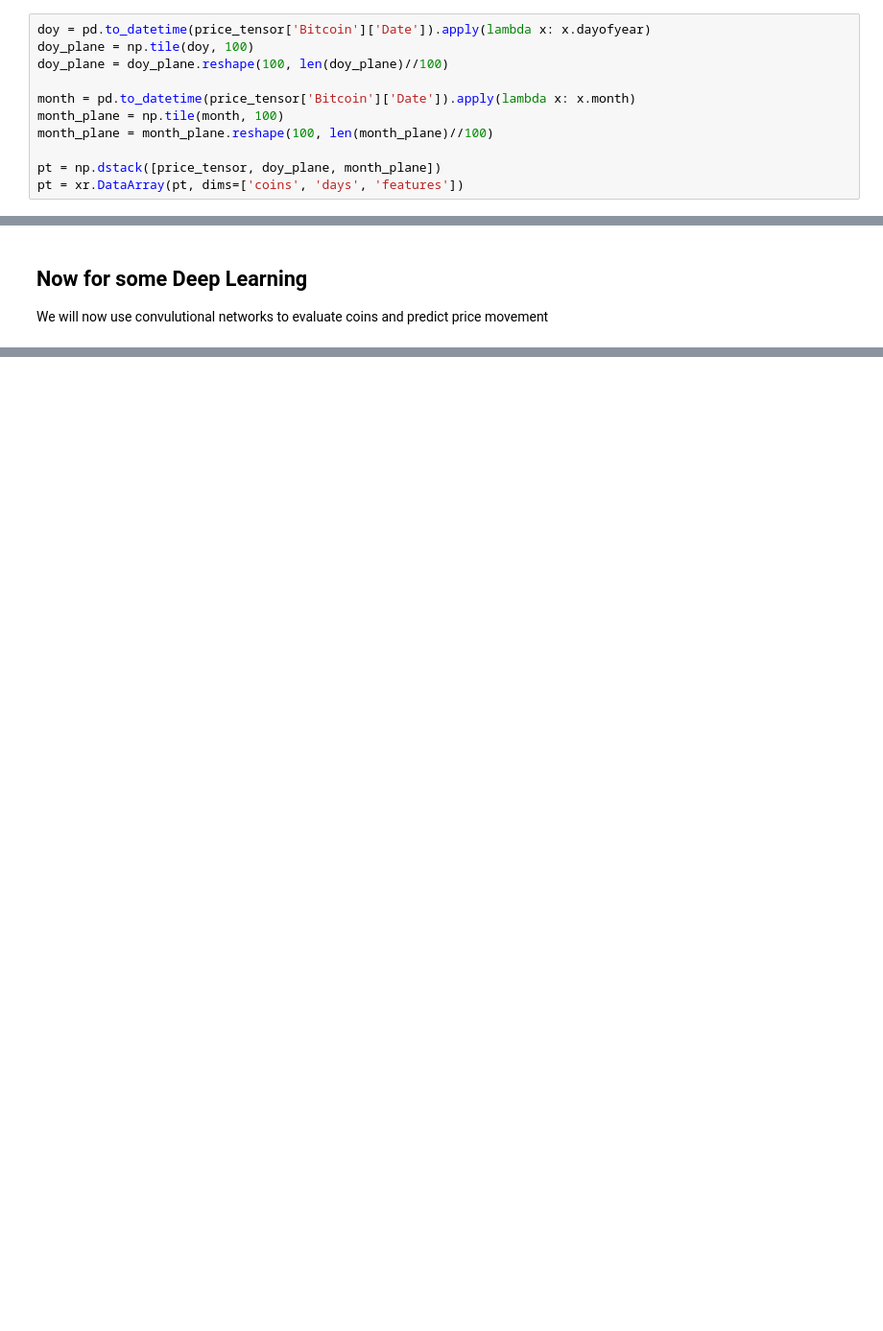
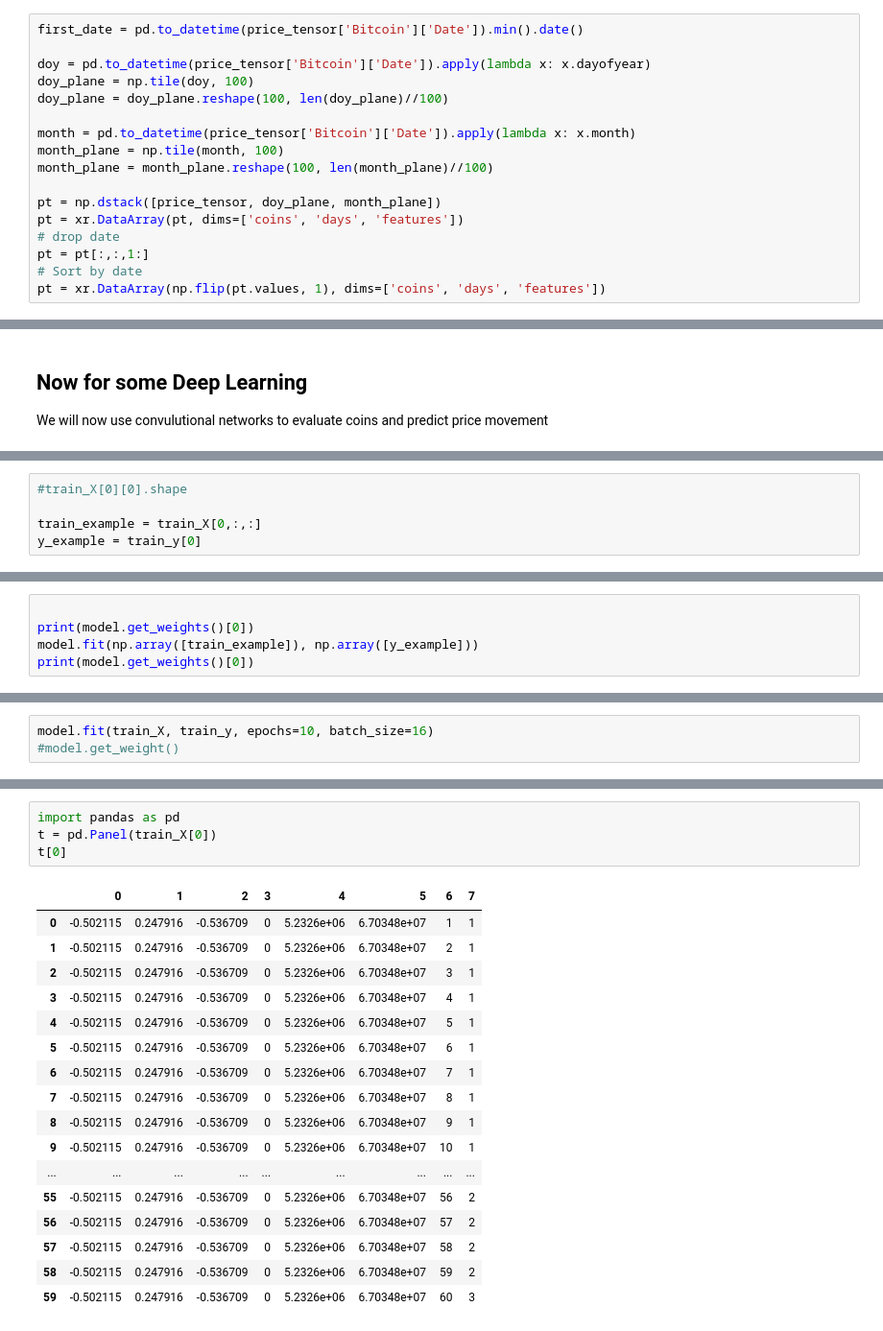
Before and after one commit to Jaskaran23/733Project, a Jupyter notebook: CryptViz/CNNPrediction.ipynb, the cells around one changed output, grey strips where cells are left out. Shown: that part at 96% size. Drawn from its saved outputs; the diff is of its cells as text; blank space fills up the shorter version.

```diff
--- a/CryptViz/CNNPrediction.ipynb
+++ b/CryptViz/CNNPrediction.ipynb
@@ -100,6 +140,8 @@ plt.grid(True)
 # %% [markdown]
 ### Convert date to two features: Day of Year, and Month
 # %%
+first_date = pd.to_datetime(price_tensor['Bitcoin']['Date']).min().date()
+
 doy = pd.to_datetime(price_tensor['Bitcoin']['Date']).apply(lambda x: x.dayofyear)
 doy_plane = np.tile(doy, 100)
 doy_plane = doy_plane.reshape(100, len(doy_plane)//100)
@@ -110,6 +152,10 @@ month_plane = month_plane.reshape(100, len(month_plane)//100)
 
 pt = np.dstack([price_tensor, doy_plane, month_plane])
 pt = xr.DataArray(pt, dims=['coins', 'days', 'features'])
+# drop date
+pt = pt[:,:,1:]
+# Sort by date
+pt = xr.DataArray(np.flip(pt.values, 1), dims=['coins', 'days', 'features'])
 # %%
 pt.shape
 # %% [output]
@@ -193,0 +230,5 @@ Epoch 1/1
+# %%
+#train_X[0][0].shape
+
+train_example = train_X[0,:,:]
+y_example = train_y[0]
@@ -193,0 +243,5 @@ Epoch 1/1
+# %%
+
+print(model.get_weights()[0])
+model.fit(np.array([train_example]), np.array([y_example]))
+print(model.get_weights()[0])
@@ -193,0 +266,3 @@ Epoch 1/1
+# %%
+model.fit(train_X, train_y, epochs=10, batch_size=16)
+#model.get_weight()
@@ -193,0 +291,22 @@ Epoch 1/1
+# %%
+import pandas as pd
+t = pd.Panel(train_X[0])
+t[0]
+# %% [output]
+|  | 0 | 1 | 2 | 3 | 4 | 5 | 6 | 7 |
+| 0 | -0.502115 | 0.247916 | -0.536709 | 0 | 5.2326e+06 | 6.70348e+07 | 1 | 1 |
+| 1 | -0.502115 | 0.247916 | -0.536709 | 0 | 5.2326e+06 | 6.70348e+07 | 2 | 1 |
+| 2 | -0.502115 | 0.247916 | -0.536709 | 0 | 5.2326e+06 | 6.70348e+07 | 3 | 1 |
+| 3 | -0.502115 | 0.247916 | -0.536709 | 0 | 5.2326e+06 | 6.70348e+07 | 4 | 1 |
+| 4 | -0.502115 | 0.247916 | -0.536709 | 0 | 5.2326e+06 | 6.70348e+07 | 5 | 1 |
+| 5 | -0.502115 | 0.247916 | -0.536709 | 0 | 5.2326e+06 | 6.70348e+07 | 6 | 1 |
+| 6 | -0.502115 | 0.247916 | -0.536709 | 0 | 5.2326e+06 | 6.70348e+07 | 7 | 1 |
+| 7 | -0.502115 | 0.247916 | -0.536709 | 0 | 5.2326e+06 | 6.70348e+07 | 8 | 1 |
+| 8 | -0.502115 | 0.247916 | -0.536709 | 0 | 5.2326e+06 | 6.70348e+07 | 9 | 1 |
+| 9 | -0.502115 | 0.247916 | -0.536709 | 0 | 5.2326e+06 | 6.70348e+07 | 10 | 1 |
+| ... | ... | ... | ... | ... | ... | ... | ... | ... |
+| 55 | -0.502115 | 0.247916 | -0.536709 | 0 | 5.2326e+06 | 6.70348e+07 | 56 | 2 |
+| 56 | -0.502115 | 0.247916 | -0.536709 | 0 | 5.2326e+06 | 6.70348e+07 | 57 | 2 |
+| 57 | -0.502115 | 0.247916 | -0.536709 | 0 | 5.2326e+06 | 6.70348e+07 | 58 | 2 |
+| 58 | -0.502115 | 0.247916 | -0.536709 | 0 | 5.2326e+06 | 6.70348e+07 | 59 | 2 |
+| 59 | -0.502115 | 0.247916 | -0.536709 | 0 | 5.2326e+06 | 6.70348e+07 | 60 | 3 |
```
Also changed, not shown: parts of 17 cells of this notebook, 1 other file.
